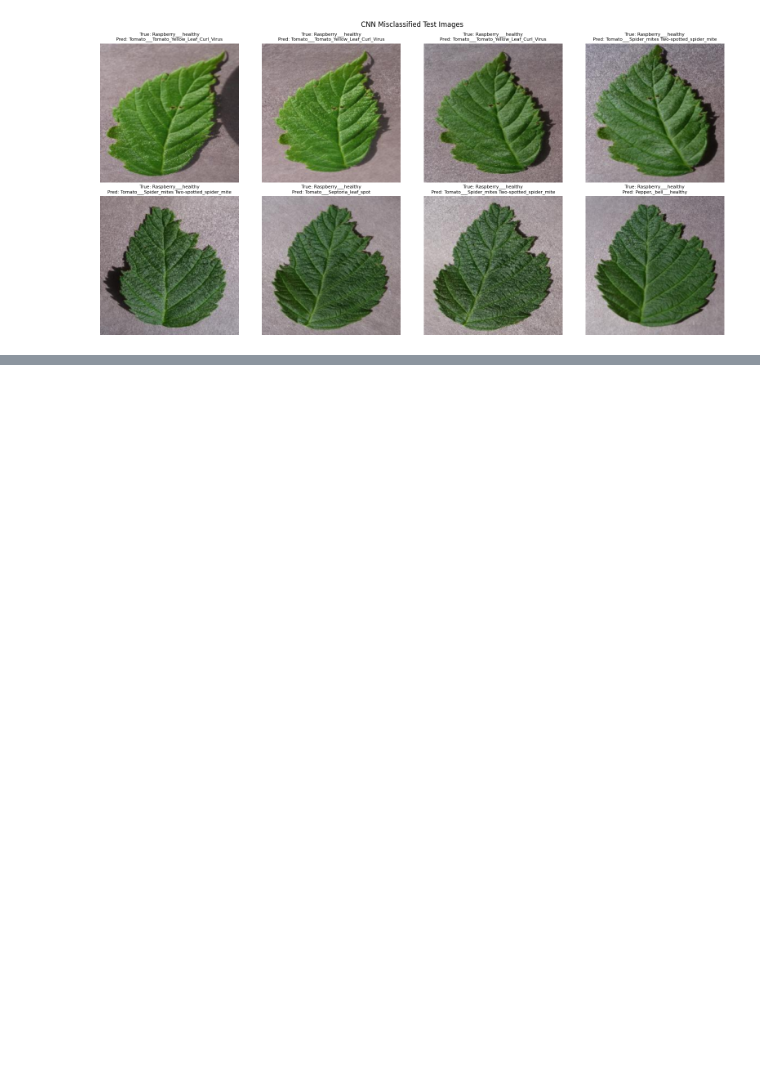
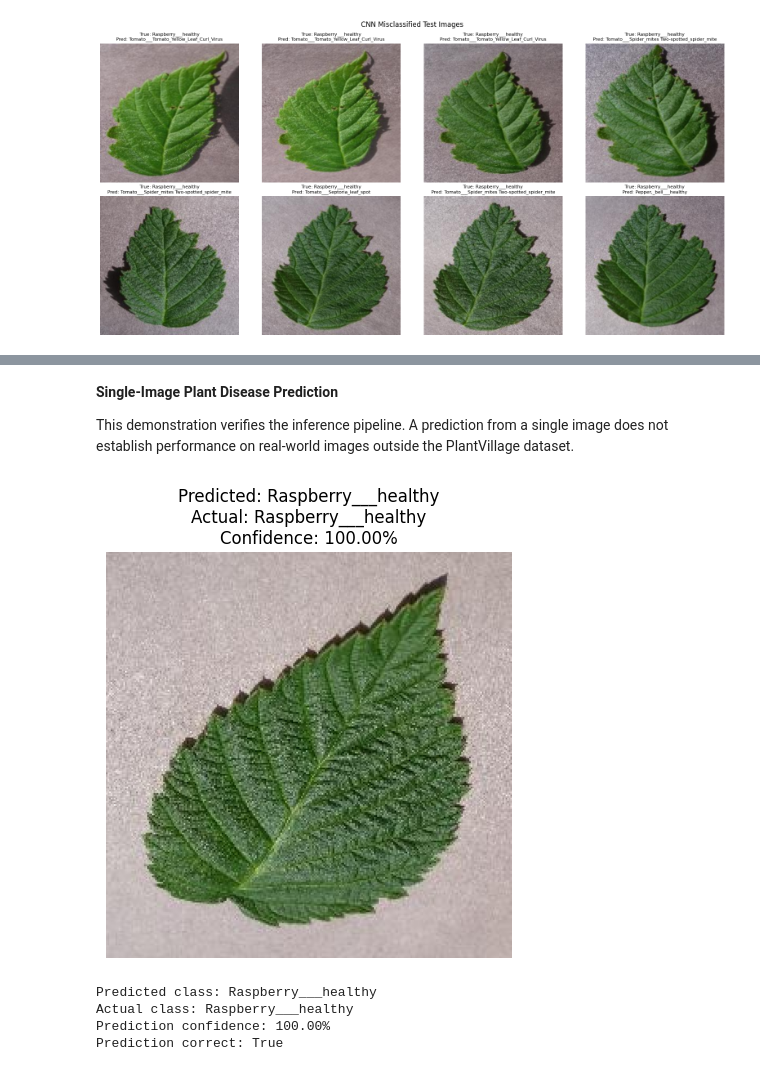
Before and after one commit to Rivier-Computer-Science/FA26-COMP-671-Kodavantiganti, a Jupyter notebook: notebooks/plant_disease_detection.ipynb, the cells around one changed output, grey strips where cells are left out. Saved outputs shown, nothing was run; the diff lists cells and outputs as text; code cells hidden in the pictures; blank space fills up the shorter version.

```diff
--- a/notebooks/plant_disease_detection.ipynb
+++ b/notebooks/plant_disease_detection.ipynb
@@ -888,0 +1346,58 @@ Total test images: 10709
+# %% [markdown]
+**Single-Image Plant Disease Prediction**
+
+This demonstration verifies the inference pipeline. A prediction from a single image does not establish performance on real-world images outside the PlantVillage dataset.
+# %%
+import torch
+import matplotlib.pyplot as plt
+from PIL import Image
+import io
+import zipfile
+
+# Use one image from the held-out test set
+sample_path = official_test[0]
+true_class = sample_path.split("/")[2]
+
+# Read the image from the dataset archive
+with zipfile.ZipFile(zip_path, "r") as archive:
+    image_bytes = archive.read(sample_path)
+
+with Image.open(io.BytesIO(image_bytes)) as image:
+    sample_image = image.convert("RGB")
+
+# Apply the same preprocessing used during evaluation
+input_tensor = eval_transform(sample_image).unsqueeze(0).to(device)
+
+# Make a prediction with the trained ResNet-18 model
+resnet_model.eval()
+
+with torch.no_grad():
+    outputs = resnet_model(input_tensor)
+    probabilities = torch.softmax(outputs, dim=1)
+    predicted_idx = outputs.argmax(dim=1).item()
+    confidence = probabilities[0, predicted_idx].item()
+
+predicted_class = class_names[predicted_idx]
+
+# Display the image and prediction
+plt.figure(figsize=(6, 5))
+plt.imshow(sample_image)
+plt.axis("off")
+plt.title(
+    f"Predicted: {predicted_class}\n"
+    f"Actual: {true_class}\n"
+    f"Confidence: {confidence:.2%}"
+)
+plt.tight_layout()
+plt.show()
+
+print("Predicted class:", predicted_class)
+print("Actual class:", true_class)
+print(f"Prediction confidence: {confidence:.2%}")
+print("Prediction correct:", predicted_class == true_class)
+# %% [output]
+[figure, added]
+Predicted class: Raspberry___healthy
+Actual class: Raspberry___healthy
+Prediction confidence: 100.00%
+Prediction correct: True
```
Also changed, not shown: parts of 36 cells of this notebook.
